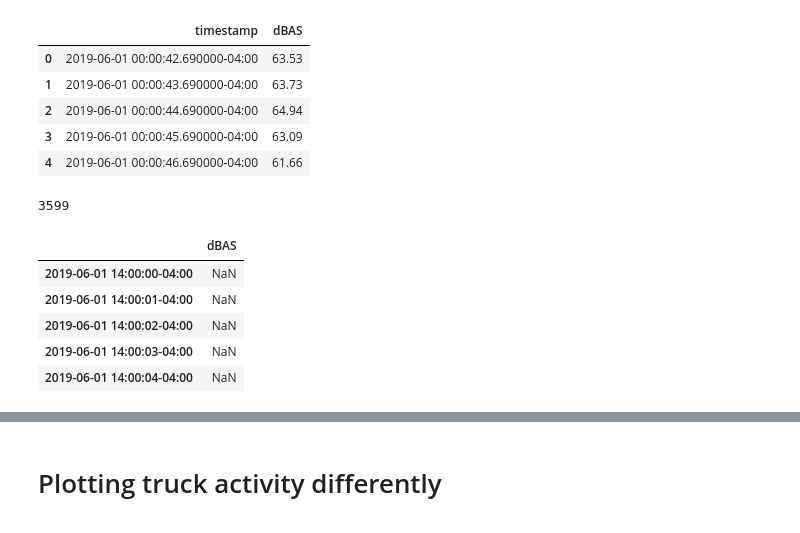
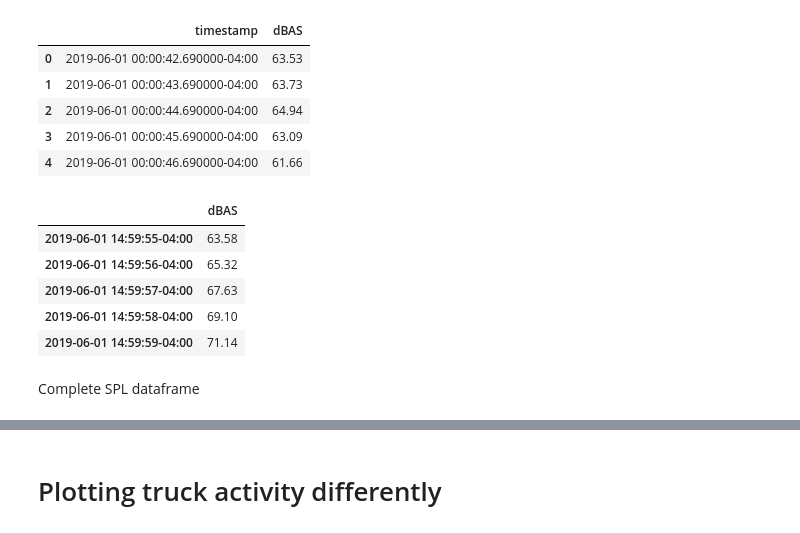
Before and after one commit to marin-hyatt/public-redhook-analysis, a Jupyter notebook: Truck_Analysis.ipynb, the cells around one changed output, grey strips where cells are left out. Saved outputs shown, nothing was run; the diff lists cells and outputs as text; code cells hidden in the pictures.

```diff
--- a/Truck_Analysis.ipynb
+++ b/Truck_Analysis.ipynb
@@ -683,19 +757,17 @@ complete_hour_mask = get_time_mask(datetime.datetime(2019, 6, 1, 14), \
 # %%
 seconds_complete_hour_timestamp = [x.replace(microsecond=0) for x in time_df['timestamp'][complete_hour_mask]]
 # %%
-dBAS_hour = time_df['dBAS'][complete_hour_mask]
+dBAS_hour = np.asarray(time_df['dBAS'][complete_hour_mask])
-# %%
-len(dBAS_hour)
-# %% [output]
-3599
 # %%
-spl_hour_df = pd.DataFrame({'dBAS': dBAS_hour}, index=seconds_complete_hour_timestamp)
+spl_hour_df = pd.DataFrame(data={'dBAS': dBAS_hour}, index=seconds_complete_hour_timestamp)
 # %%
-spl_hour_df.head()
+spl_hour_df.tail()
 # %% [output]
 |  | dBAS |
-| 2019-06-01 14:00:00-04:00 | NaN |
-| 2019-06-01 14:00:01-04:00 | NaN |
-| 2019-06-01 14:00:02-04:00 | NaN |
-| 2019-06-01 14:00:03-04:00 | NaN |
-| 2019-06-01 14:00:04-04:00 | NaN |
+| 2019-06-01 14:59:55-04:00 | 63.58 |
+| 2019-06-01 14:59:56-04:00 | 65.32 |
+| 2019-06-01 14:59:57-04:00 | 67.63 |
+| 2019-06-01 14:59:58-04:00 | 69.10 |
+| 2019-06-01 14:59:59-04:00 | 71.14 |
+# %% [markdown]
+Complete SPL dataframe
```
Also changed, not shown: parts of 49 cells of this notebook.
